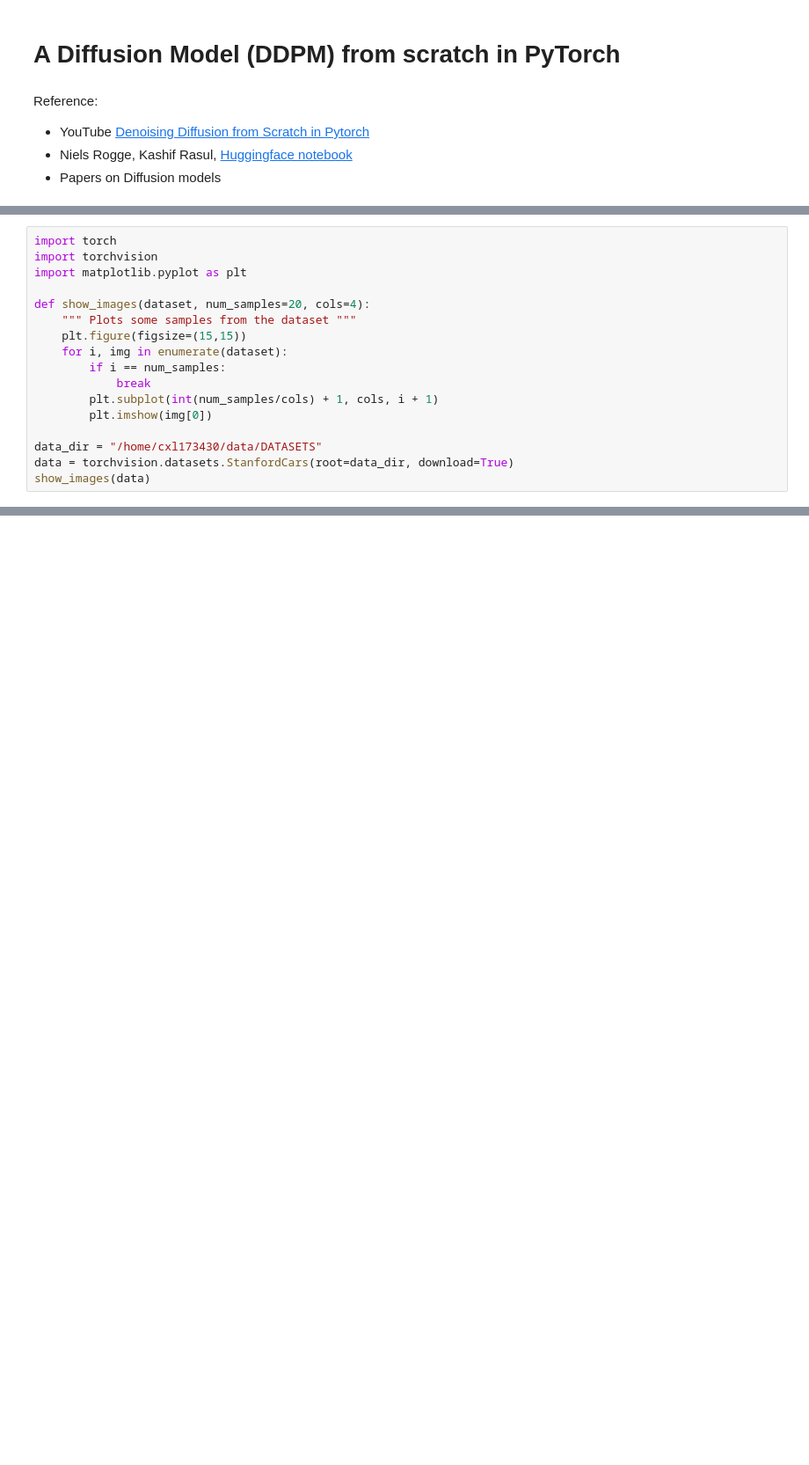
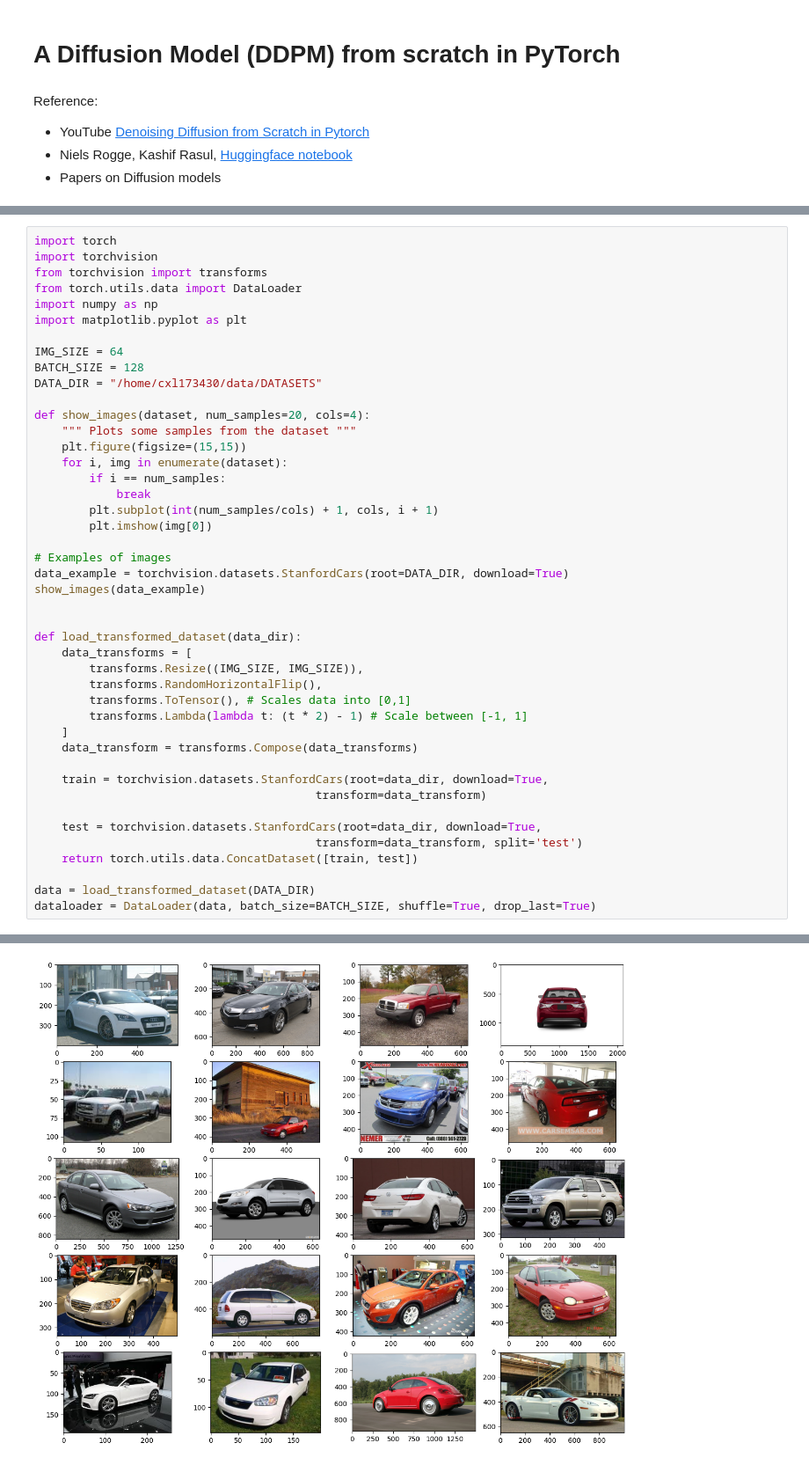
Before and after one commit to Hugo101/GenerativeAI_basic, a Jupyter notebook: DDPM.ipynb, the cells around one changed output, grey strips where cells are left out. Shown at 88% size. Drawn from its saved outputs; the diff is of its cells as text; blank space fills up the shorter version.

```diff
--- a/DDPM.ipynb
+++ b/DDPM.ipynb
@@ -10,7 +11,14 @@ Reference:
 # %%
 import torch
 import torchvision
+from torchvision import transforms
+from torch.utils.data import DataLoader
+import numpy as np
 import matplotlib.pyplot as plt
+
+IMG_SIZE = 64
+BATCH_SIZE = 128
+DATA_DIR = "/home/cxl173430/data/DATASETS"
 
 def show_images(dataset, num_samples=20, cols=4):
     """ Plots some samples from the dataset """
@@ -21,7 +29,27 @@ def show_images(dataset, num_samples=20, cols=4):
         plt.subplot(int(num_samples/cols) + 1, cols, i + 1)
         plt.imshow(img[0])
 
-data_dir = "/home/cxl173430/data/DATASETS"
-data = torchvision.datasets.StanfordCars(root=data_dir, download=True)
-show_images(data)
+# Examples of images
+data_example = torchvision.datasets.StanfordCars(root=DATA_DIR, download=True)
+show_images(data_example)
+
+
+def load_transformed_dataset(data_dir):
+    data_transforms = [
+        transforms.Resize((IMG_SIZE, IMG_SIZE)),
+        transforms.RandomHorizontalFlip(),
+        transforms.ToTensor(), # Scales data into [0,1]
+        transforms.Lambda(lambda t: (t * 2) - 1) # Scale between [-1, 1]
+    ]
+    data_transform = transforms.Compose(data_transforms)
+
+    train = torchvision.datasets.StanfordCars(root=data_dir, download=True,
+                                         transform=data_transform)
+
+    test = torchvision.datasets.StanfordCars(root=data_dir, download=True,
+                                         transform=data_transform, split='test')
+    return torch.utils.data.ConcatDataset([train, test])
+
+data = load_transformed_dataset(DATA_DIR)
+dataloader = DataLoader(data, batch_size=BATCH_SIZE, shuffle=True, drop_last=True)
 # %% [output]
@@ -28,0 +56 @@ HTTPError: HTTP Error 404: Not Found
+[figure, added]
```
Also changed, not shown: parts of 26 cells of this notebook, 7 other files.
